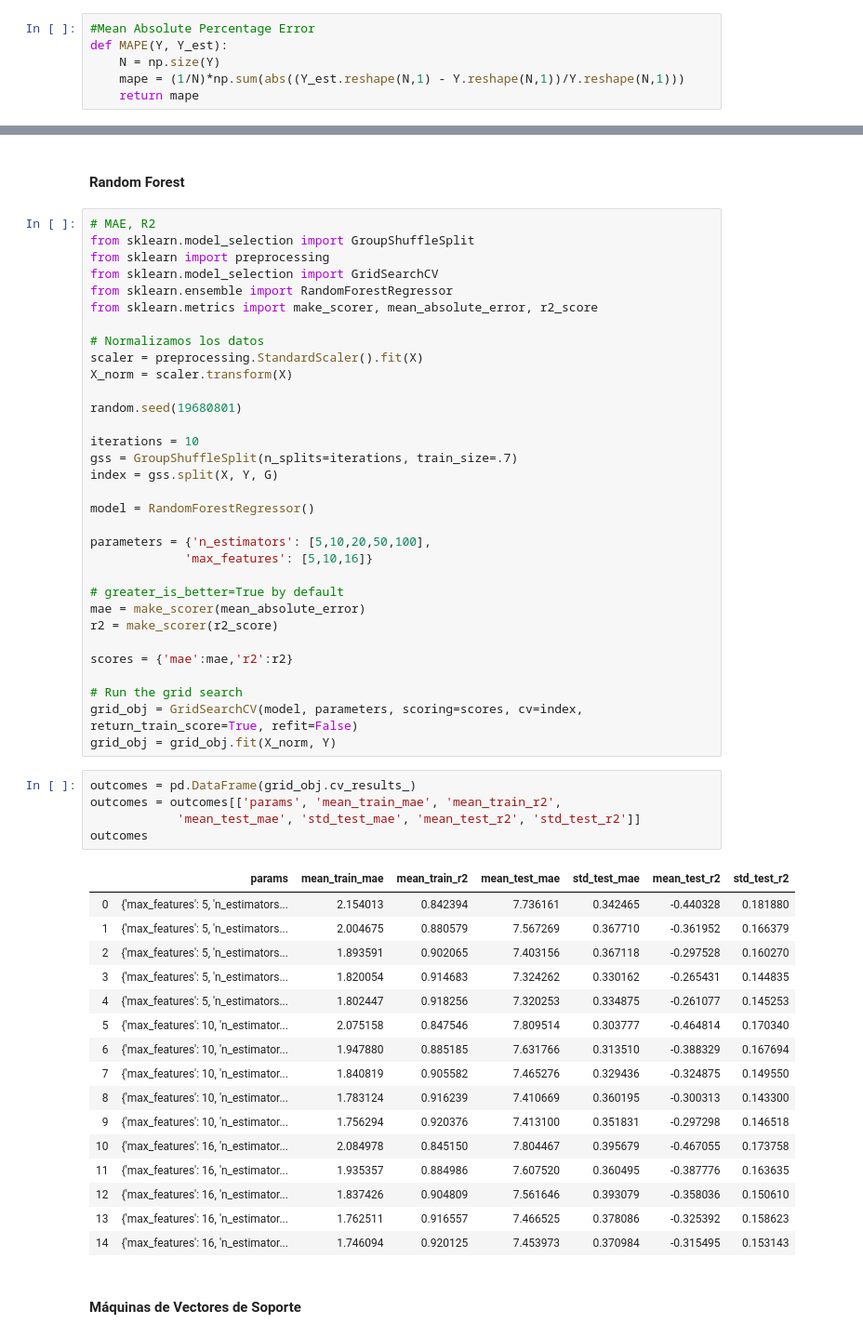
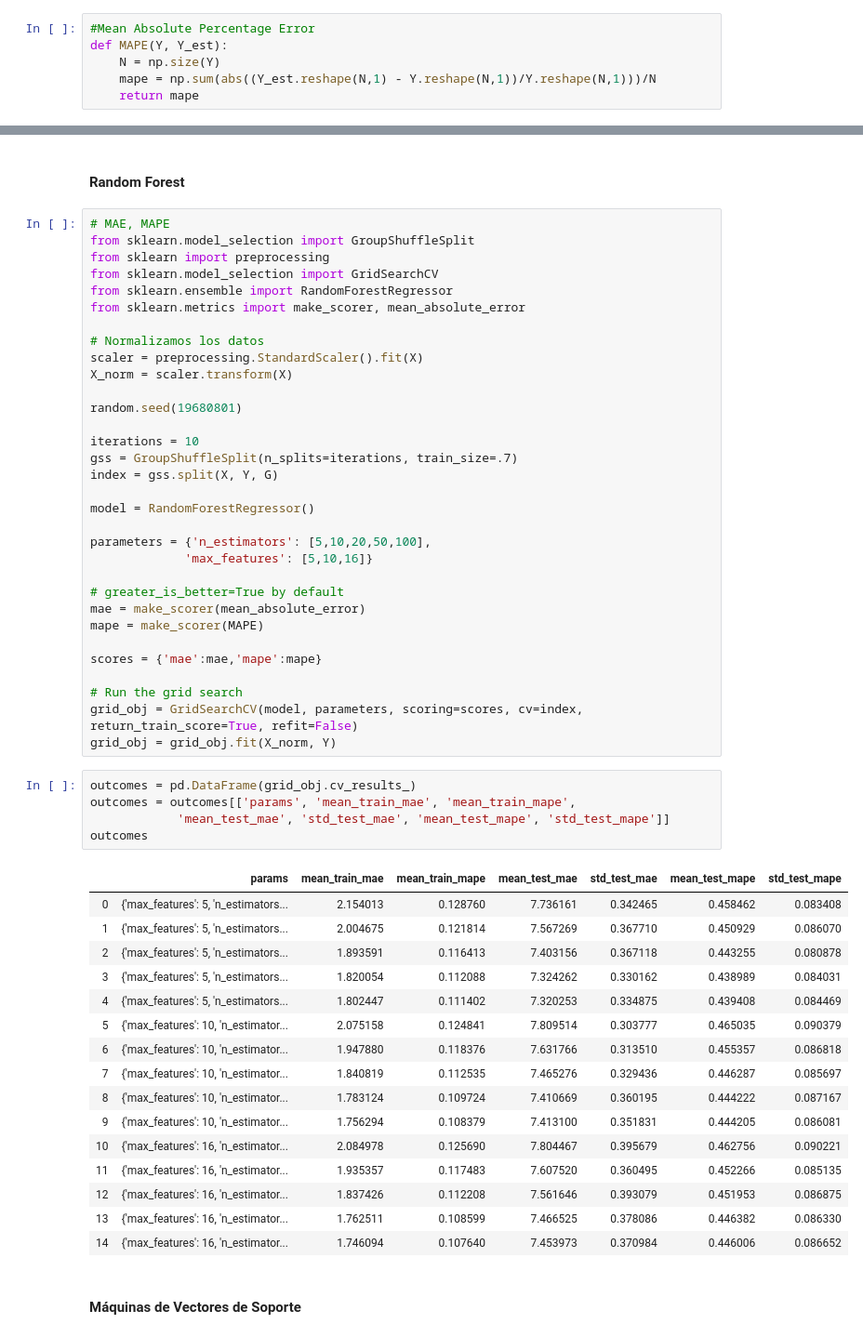
Before and after one commit to kevinmaiden7/ML_ParkinsonDisease, a Jupyter notebook: GSCV.ipynb, the cells around one changed output, grey strips where cells are left out. Shown: that part at 93% size. Drawn from its saved outputs; the diff is of its cells as text.

```diff
--- a/GSCV.ipynb
+++ b/GSCV.ipynb
@@ -52,7 +52,7 @@ Medidas de error
 #Mean Absolute Percentage Error
 def MAPE(Y, Y_est):
     N = np.size(Y)
-    mape = (1/N)*np.sum(abs((Y_est.reshape(N,1) - Y.reshape(N,1))/Y.reshape(N,1)))
+    mape = np.sum(abs((Y_est.reshape(N,1) - Y.reshape(N,1))/Y.reshape(N,1)))/N
     return mape
 # %% [markdown]
 #### Regresión Lineal Múltiple
@@ -264,12 +264,12 @@ outcomes
 # %% [markdown]
 #### Random Forest
 # %%
-# MAE, R2
+# MAE, MAPE
 from sklearn.model_selection import GroupShuffleSplit
 from sklearn import preprocessing
 from sklearn.model_selection import GridSearchCV
 from sklearn.ensemble import RandomForestRegressor
-from sklearn.metrics import make_scorer, mean_absolute_error, r2_score
+from sklearn.metrics import make_scorer, mean_absolute_error
 
 # Normalizamos los datos
 scaler = preprocessing.StandardScaler().fit(X)
@@ -288,35 +288,35 @@ parameters = {'n_estimators': [5,10,20,50,100],
 
 # greater_is_better=True by default
 mae = make_scorer(mean_absolute_error)
-r2 = make_scorer(r2_score)
+mape = make_scorer(MAPE)
 
-scores = {'mae':mae,'r2':r2}
+scores = {'mae':mae,'mape':mape}
 
 # Run the grid search
 grid_obj = GridSearchCV(model, parameters, scoring=scores, cv=index, return_train_score=True, refit=False)
 grid_obj = grid_obj.fit(X_norm, Y)
 # %%
 outcomes = pd.DataFrame(grid_obj.cv_results_)
-outcomes = outcomes[['params', 'mean_train_mae', 'mean_train_r2',
-            'mean_test_mae', 'std_test_mae', 'mean_test_r2', 'std_test_r2']]
+outcomes = outcomes[['params', 'mean_train_mae', 'mean_train_mape',
+            'mean_test_mae', 'std_test_mae', 'mean_test_mape', 'std_test_mape']]
 outcomes
 # %% [output]
-|  | params | mean_train_mae | mean_train_r2 | mean_test_mae | std_test_mae | mean_test_r2 | std_test_r2 |
-| 0 | {'max_features': 5, 'n_estimators... | 2.154013 | 0.842394 | 7.736161 | 0.342465 | -0.440328 | 0.181880 |
-| 1 | {'max_features': 5, 'n_estimators... | 2.004675 | 0.880579 | 7.567269 | 0.367710 | -0.361952 | 0.166379 |
-| 2 | {'max_features': 5, 'n_estimators... | 1.893591 | 0.902065 | 7.403156 | 0.367118 | -0.297528 | 0.160270 |
-| 3 | {'max_features': 5, 'n_estimators... | 1.820054 | 0.914683 | 7.324262 | 0.330162 | -0.265431 | 0.144835 |
-| 4 | {'max_features': 5, 'n_estimators... | 1.802447 | 0.918256 | 7.320253 | 0.334875 | -0.261077 | 0.145253 |
-| 5 | {'max_features': 10, 'n_estimator... | 2.075158 | 0.847546 | 7.809514 | 0.303777 | -0.464814 | 0.170340 |
-| 6 | {'max_features': 10, 'n_estimator... | 1.947880 | 0.885185 | 7.631766 | 0.313510 | -0.388329 | 0.167694 |
-| 7 | {'max_features': 10, 'n_estimator... | 1.840819 | 0.905582 | 7.465276 | 0.329436 | -0.324875 | 0.149550 |
-| 8 | {'max_features': 10, 'n_estimator... | 1.783124 | 0.916239 | 7.410669 | 0.360195 | -0.300313 | 0.143300 |
-| 9 | {'max_features': 10, 'n_estimator... | 1.756294 | 0.920376 | 7.413100 | 0.351831 | -0.297298 | 0.146518 |
-| 10 | {'max_features': 16, 'n_estimator... | 2.084978 | 0.845150 | 7.804467 | 0.395679 | -0.467055 | 0.173758 |
-| 11 | {'max_features': 16, 'n_estimator... | 1.935357 | 0.884986 | 7.607520 | 0.360495 | -0.387776 | 0.163635 |
-| 12 | {'max_features': 16, 'n_estimator... | 1.837426 | 0.904809 | 7.561646 | 0.393079 | -0.358036 | 0.150610 |
-| 13 | {'max_features': 16, 'n_estimator... | 1.762511 | 0.916557 | 7.466525 | 0.378086 | -0.325392 | 0.158623 |
-| 14 | {'max_features': 16, 'n_estimator... | 1.746094 | 0.920125 | 7.453973 | 0.370984 | -0.315495 | 0.153143 |
+|  | params | mean_train_mae | mean_train_mape | mean_test_mae | std_test_mae | mean_test_mape | std_test_mape |
+| 0 | {'max_features': 5, 'n_estimators... | 2.154013 | 0.128760 | 7.736161 | 0.342465 | 0.458462 | 0.083408 |
+| 1 | {'max_features': 5, 'n_estimators... | 2.004675 | 0.121814 | 7.567269 | 0.367710 | 0.450929 | 0.086070 |
+| 2 | {'max_features': 5, 'n_estimators... | 1.893591 | 0.116413 | 7.403156 | 0.367118 | 0.443255 | 0.080878 |
+| 3 | {'max_features': 5, 'n_estimators... | 1.820054 | 0.112088 | 7.324262 | 0.330162 | 0.438989 | 0.084031 |
+| 4 | {'max_features': 5, 'n_estimators... | 1.802447 | 0.111402 | 7.320253 | 0.334875 | 0.439408 | 0.084469 |
+| 5 | {'max_features': 10, 'n_estimator... | 2.075158 | 0.124841 | 7.809514 | 0.303777 | 0.465035 | 0.090379 |
+| 6 | {'max_features': 10, 'n_estimator... | 1.947880 | 0.118376 | 7.631766 | 0.313510 | 0.455357 | 0.086818 |
+| 7 | {'max_features': 10, 'n_estimator... | 1.840819 | 0.112535 | 7.465276 | 0.329436 | 0.446287 | 0.085697 |
+| 8 | {'max_features': 10, 'n_estimator... | 1.783124 | 0.109724 | 7.410669 | 0.360195 | 0.444222 | 0.087167 |
+| 9 | {'max_features': 10, 'n_estimator... | 1.756294 | 0.108379 | 7.413100 | 0.351831 | 0.444205 | 0.086081 |
+| 10 | {'max_features': 16, 'n_estimator... | 2.084978 | 0.125690 | 7.804467 | 0.395679 | 0.462756 | 0.090221 |
+| 11 | {'max_features': 16, 'n_estimator... | 1.935357 | 0.117483 | 7.607520 | 0.360495 | 0.452266 | 0.085135 |
+| 12 | {'max_features': 16, 'n_estimator... | 1.837426 | 0.112208 | 7.561646 | 0.393079 | 0.451953 | 0.086875 |
+| 13 | {'max_features': 16, 'n_estimator... | 1.762511 | 0.108599 | 7.466525 | 0.378086 | 0.446382 | 0.086330 |
+| 14 | {'max_features': 16, 'n_estimator... | 1.746094 | 0.107640 | 7.453973 | 0.370984 | 0.446006 | 0.086652 |
 # %% [markdown]
 #### Máquinas de Vectores de Soporte
 # %%
```
Also changed, not shown: parts of 8 cells of this notebook.
